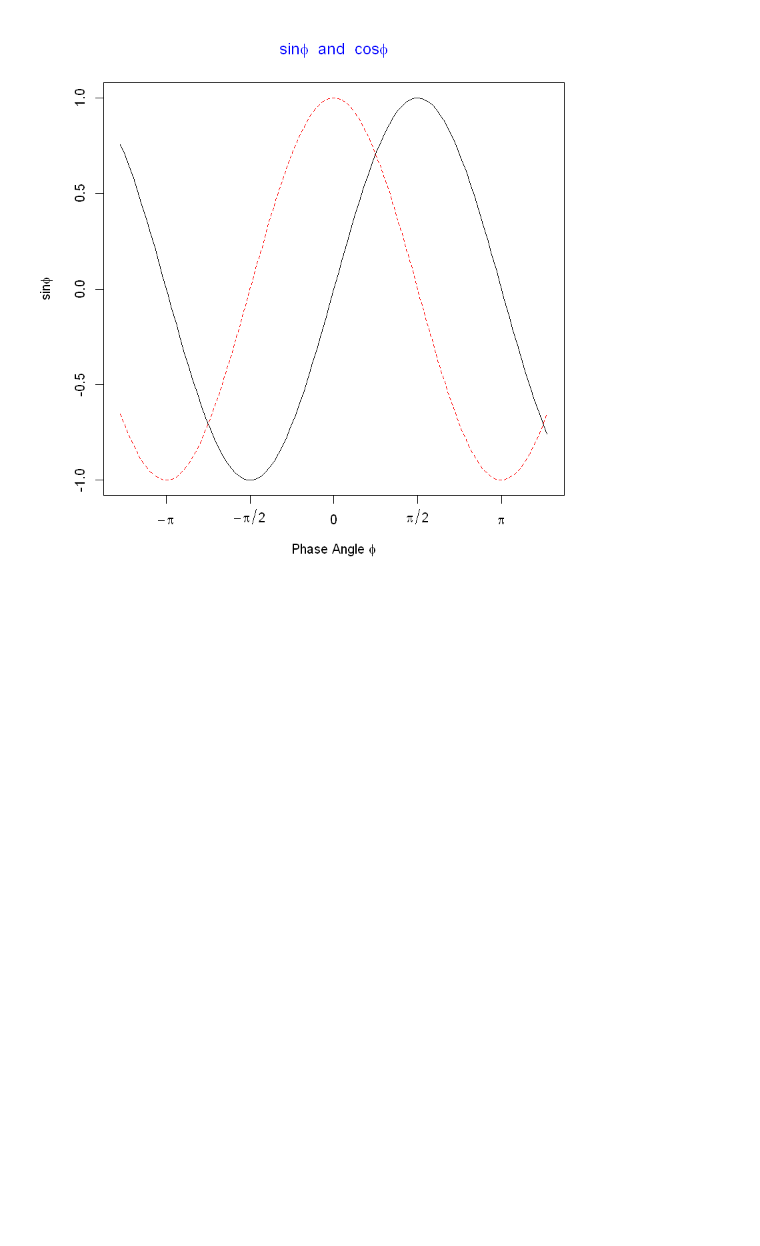
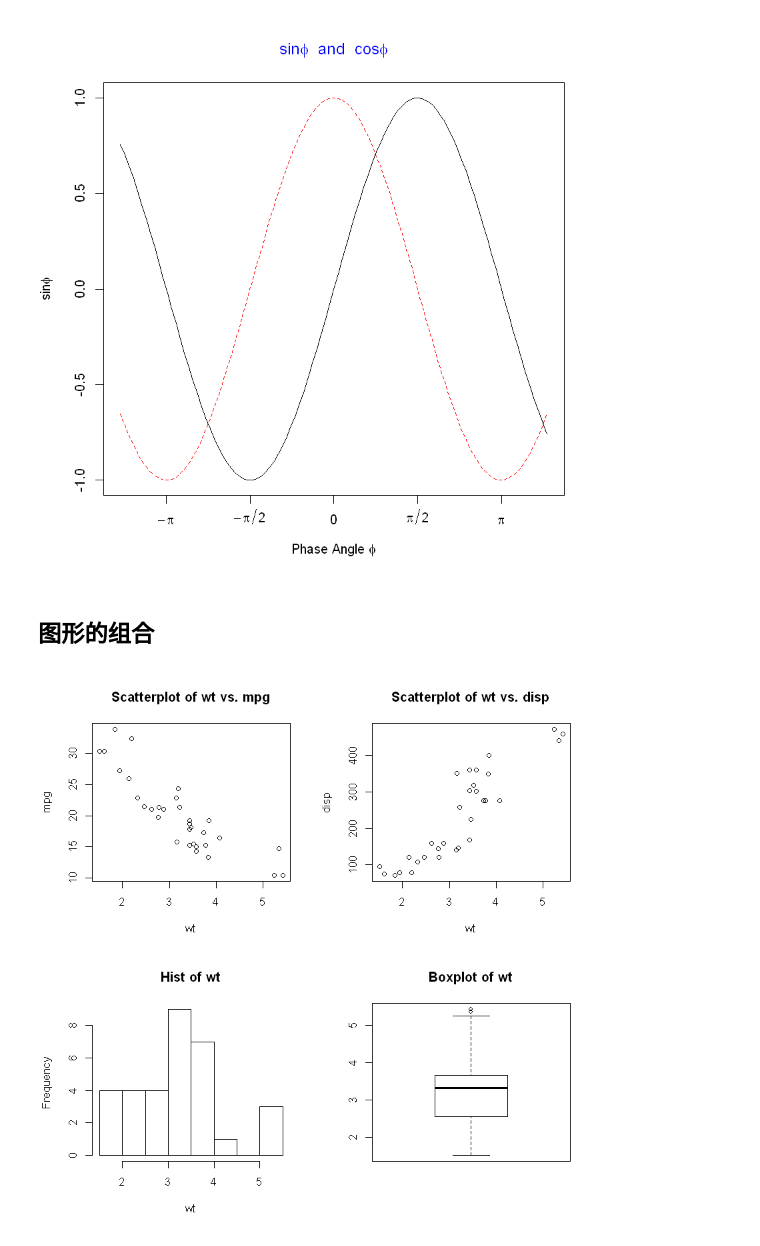
Before and after one commit to THUzhangga/R_notebook, a Jupyter notebook: R_notebook.ipynb, the cells around one changed output. Drawn from its saved outputs; the diff is of its cells as text; code cells hidden in the pictures; blank space fills up the shorter version.

```diff
--- a/R_notebook.ipynb
+++ b/R_notebook.ipynb
@@ -446,3 +446,20 @@ axis(1, at = c(-pi, -pi/2, 0, pi/2, pi),
      labels = expression(-pi, -pi/2, 0, pi/2, pi))
 # %% [output]
 [figure]
+# %% [markdown]
+## 图形的组合
+# %%
+# 四副图形两行两列
+attach(mtcars)
+opar <- par(no.readonly=TRUE)
+par(mfrow=c(2,2))
+plot(wt, mpg, main='Scatterplot of wt vs. mpg')
+plot(wt, disp, main='Scatterplot of wt vs. disp')
+hist(wt, main='Hist of wt') # 频数统计图
+boxplot(wt, main='Boxplot of wt') # 箱型图
+par(opar)
+detach(mtcars)
+
+# R画各种统计的图是真方便
+# %% [output]
+[figure, added]
```
Also changed, not shown: parts of 77 cells of this notebook, 3 other files.
